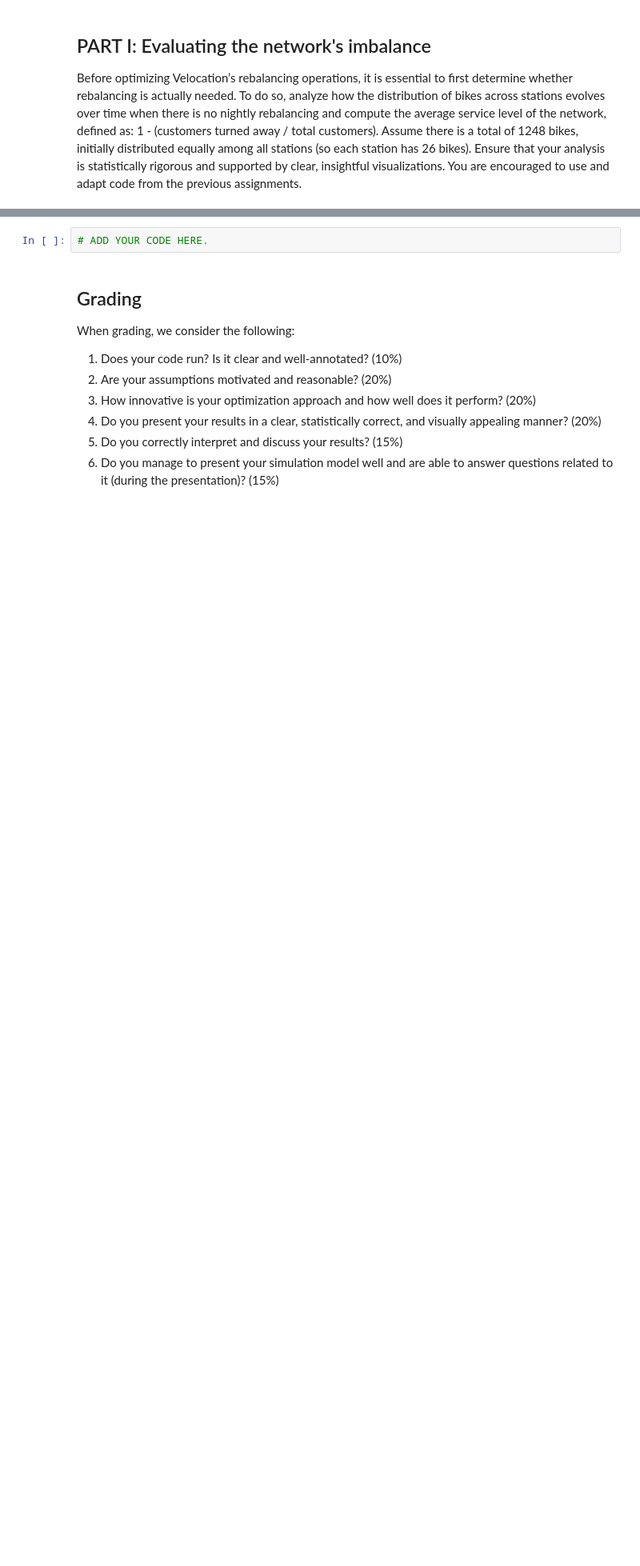
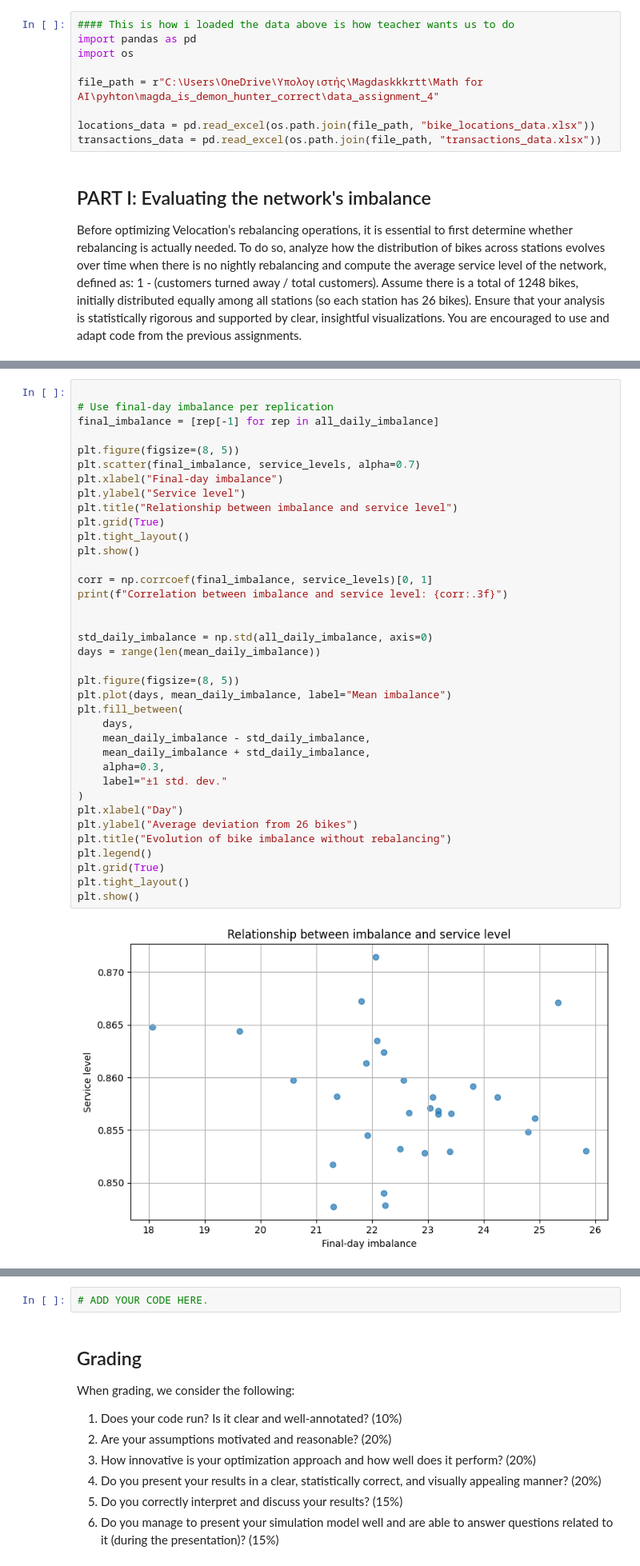
Before and after one commit to kuborro123/magda_is_demon_hunter, a Jupyter notebook: 1CK130_Assignment_4.ipynb, the cells around one changed output, grey strips where cells are left out. Shown at 80% size. Cells and saved outputs as stored; diff of their text form; blank space fills up the shorter version.

```diff
--- a/1CK130_Assignment_4.ipynb
+++ b/1CK130_Assignment_4.ipynb
@@ -31,6 +31,15 @@ import pandas as pd
 file_path = '/content/drive/My Drive/1CK130/2025/Assignments/Data/'
 locations_data = pd.read_excel(file_path + 'bike_locations_data.xlsx')
 transactions_data = pd.read_excel(file_path + 'transactions_data.xlsx')
+# %%
+#### This is how i loaded the data above is how teacher wants us to do
+import pandas as pd
+import os
+
+file_path = r"C:\Users\OneDrive\Υπολογιστής\Magdaskkkrtt\Math for AI\pyhton\magda_is_demon_hunter_correct\data_assignment_4"
+
+locations_data = pd.read_excel(os.path.join(file_path, "bike_locations_data.xlsx"))
+transactions_data = pd.read_excel(os.path.join(file_path, "transactions_data.xlsx"))
 # %% [markdown]
 ## PART I: Evaluating the network's imbalance
 
@@ -40,0 +741,39 @@ Assume there is a total of 1248 bikes, initially distributed equally among all s
+# %%
+
+# Use final-day imbalance per replication
+final_imbalance = [rep[-1] for rep in all_daily_imbalance]
+
+plt.figure(figsize=(8, 5))
+plt.scatter(final_imbalance, service_levels, alpha=0.7)
+plt.xlabel("Final-day imbalance")
+plt.ylabel("Service level")
+plt.title("Relationship between imbalance and service level")
+plt.grid(True)
+plt.tight_layout()
+plt.show()
+
+corr = np.corrcoef(final_imbalance, service_levels)[0, 1]
+print(f"Correlation between imbalance and service level: {corr:.3f}")
+
+
+std_daily_imbalance = np.std(all_daily_imbalance, axis=0)
+days = range(len(mean_daily_imbalance))
+
+plt.figure(figsize=(8, 5))
+plt.plot(days, mean_daily_imbalance, label="Mean imbalance")
+plt.fill_between(
+    days,
+    mean_daily_imbalance - std_daily_imbalance,
+    mean_daily_imbalance + std_daily_imbalance,
+    alpha=0.3,
+    label="±1 std. dev."
+)
+plt.xlabel("Day")
+plt.ylabel("Average deviation from 26 bikes")
+plt.title("Evolution of bike imbalance without rebalancing")
+plt.legend()
+plt.grid(True)
+plt.tight_layout()
+plt.show()
+# %% [output]
+[figure, added]
```
Also changed, not shown: parts of 31 cells of this notebook.
